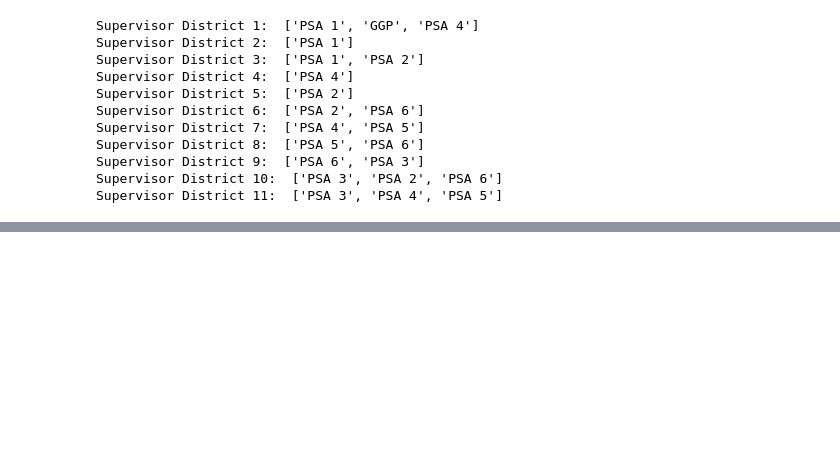
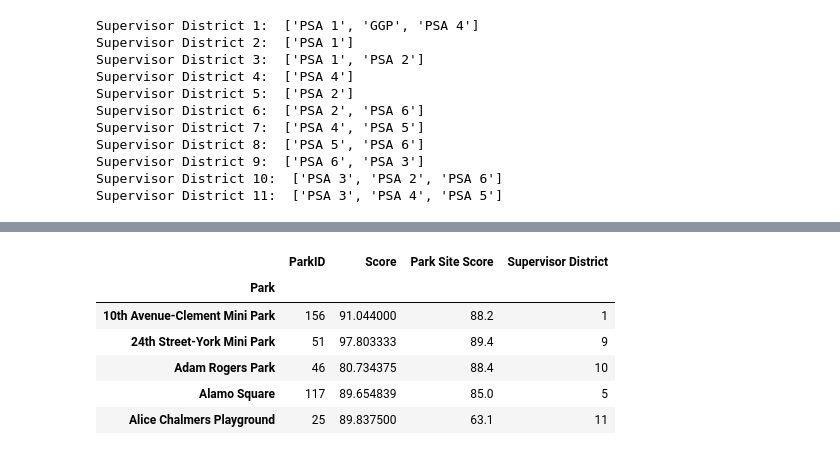
Before and after one commit to brunston/whirlsf, a Jupyter notebook: exploratory/exploratory_library_data.ipynb, the cells around one changed output, grey strips where cells are left out. Cells and saved outputs as stored; diff of their text form; code cells hidden in the pictures; blank space fills up the shorter version.

```diff
--- a/exploratory/exploratory_library_data.ipynb
+++ b/exploratory/exploratory_library_data.ipynb
@@ -164,0 +216,12 @@ Supervisor District 11:  ['PSA 3', 'PSA 4', 'PSA 5']
+# %%
+grouped_by_park = park_combined.groupby(["Park"]).mean()
+grouped_by_park["Score"] *= 100
+grouped_by_park.head()
+# %% [output]
+|  | ParkID | Score | Park Site Score | Supervisor District |
+| Park |  |  |  |  |
+| 10th Avenue-Clement Mini Park | 156 | 91.044000 | 88.2 | 1 |
+| 24th Street-York Mini Park | 51 | 97.803333 | 89.4 | 9 |
+| Adam Rogers Park | 46 | 80.734375 | 88.4 | 10 |
+| Alamo Square | 117 | 89.654839 | 85.0 | 5 |
+| Alice Chalmers Playground | 25 | 89.837500 | 63.1 | 11 |
```
Also changed, not shown: parts of 7 cells of this notebook, 4 other files.
